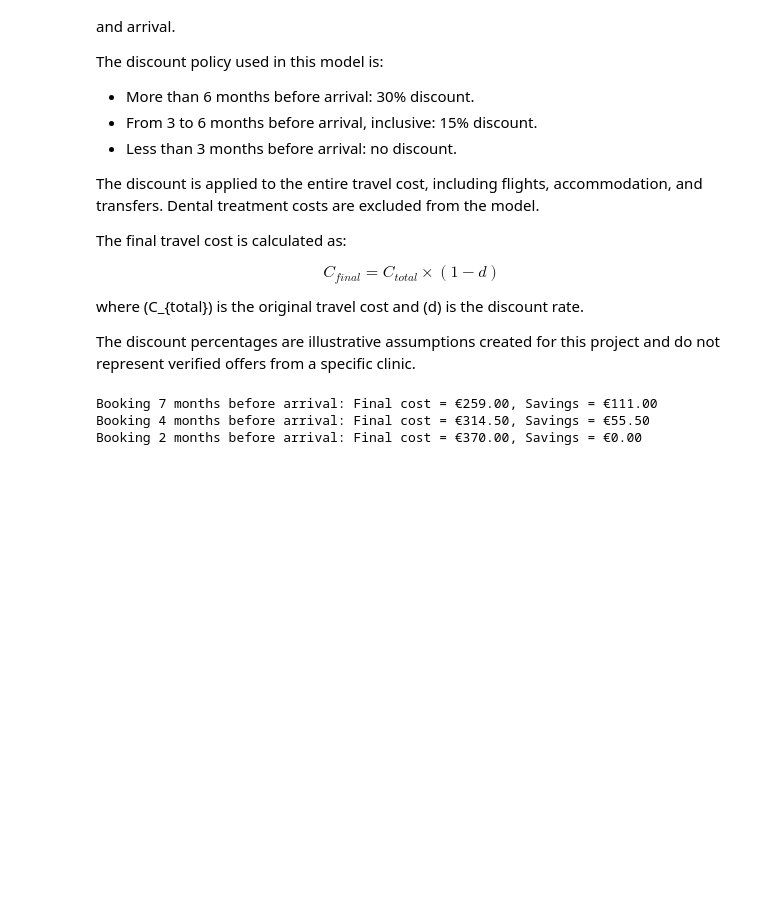
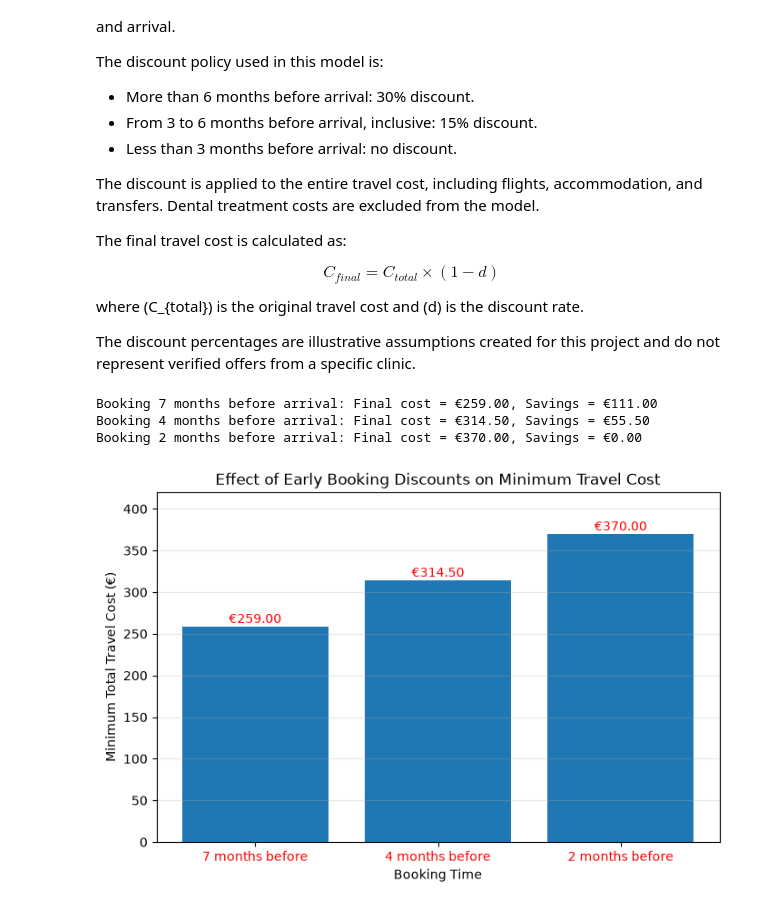
Before and after one commit to ivetuzunova/dental-tourism-cost-optimization, a Jupyter notebook: dental_tourism_cost_optimization.ipynb, the cells around one changed output. Saved outputs shown, nothing was run; the diff lists cells and outputs as text; code cells hidden in the pictures; blank space fills up the shorter version.

```diff
--- a/dental_tourism_cost_optimization.ipynb
+++ b/dental_tourism_cost_optimization.ipynb
@@ -583,3 +583,53 @@ for months in [7, 4, 2]:
 Booking 7 months before arrival: Final cost = €259.00, Savings = €111.00
 Booking 4 months before arrival: Final cost = €314.50, Savings = €55.50
 Booking 2 months before arrival: Final cost = €370.00, Savings = €0.00
+# %%
+import matplotlib.pyplot as plt
+
+# Find the minimum cost for each booking period
+minimum_costs = []
+
+for months in booking_months:
+    period_results = [
+        result for result in discount_results
+        if result["months_before_arrival"] == months
+    ]
+
+    best_cost = min(
+        result["discounted_cost"]
+        for result in period_results
+    )
+
+    minimum_costs.append(best_cost)
+
+# Create the chart
+booking_labels = [
+    "7 months before",
+    "4 months before",
+    "2 months before"
+]
+
+plt.figure(figsize=(8, 5))
+plt.bar(booking_labels, minimum_costs)
+
+plt.title("Effect of Early Booking Discounts on Minimum Travel Cost")
+plt.xlabel("Booking Time")
+plt.ylabel("Minimum Total Travel Cost (€)")
+
+plt.xticks(color="red")
+
+
+for i, cost in enumerate(minimum_costs):
+    plt.text(
+        i,
+        cost + 4,
+        f"€{cost:.2f}",
+        ha="center",
+        color="red"
+    )
+
+plt.ylim(0, max(minimum_costs) + 50)
+plt.grid(axis="y", alpha=0.3)
+plt.show()
+# %% [output]
+[figure, added]
```
Also changed, not shown: parts of 2 cells of this notebook.
